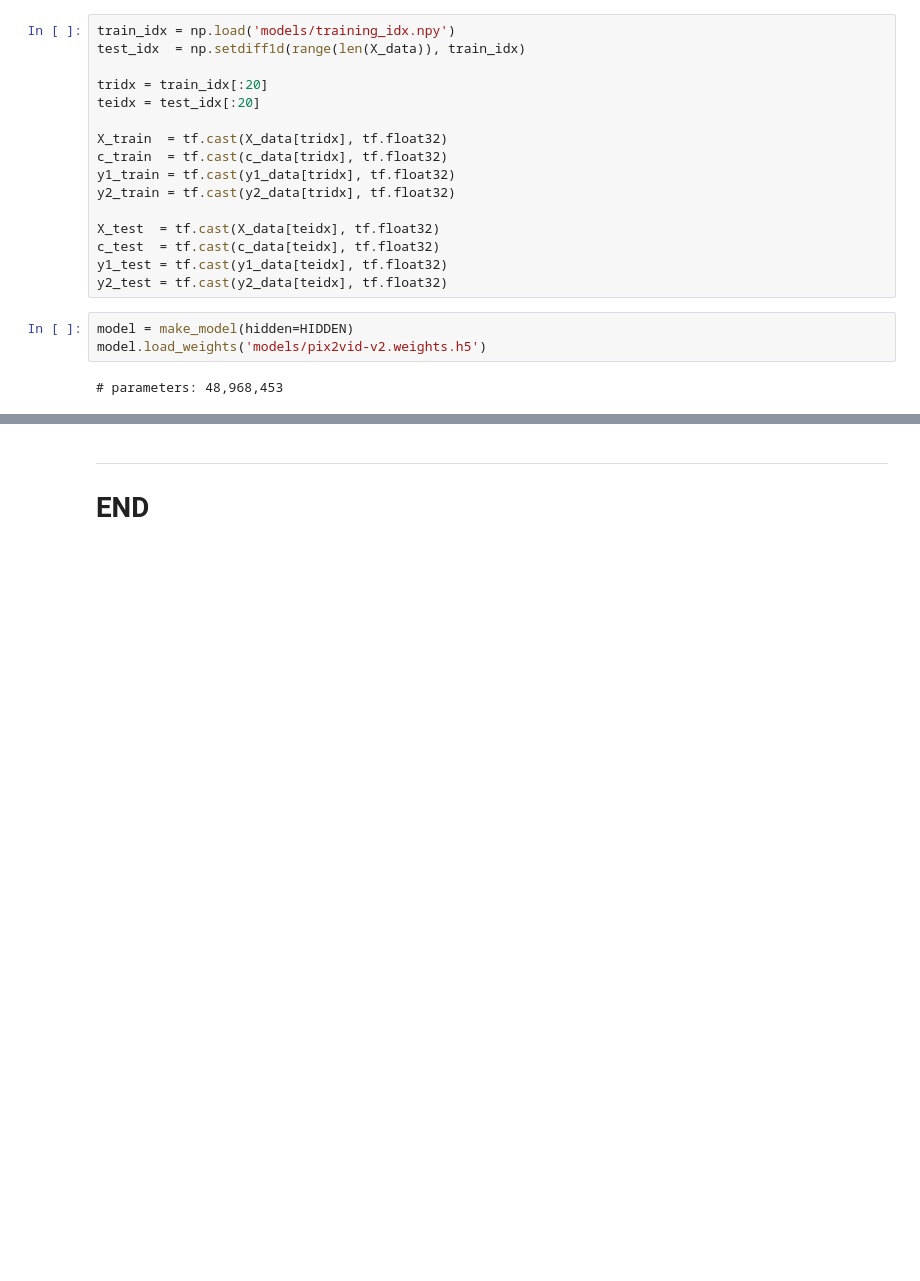
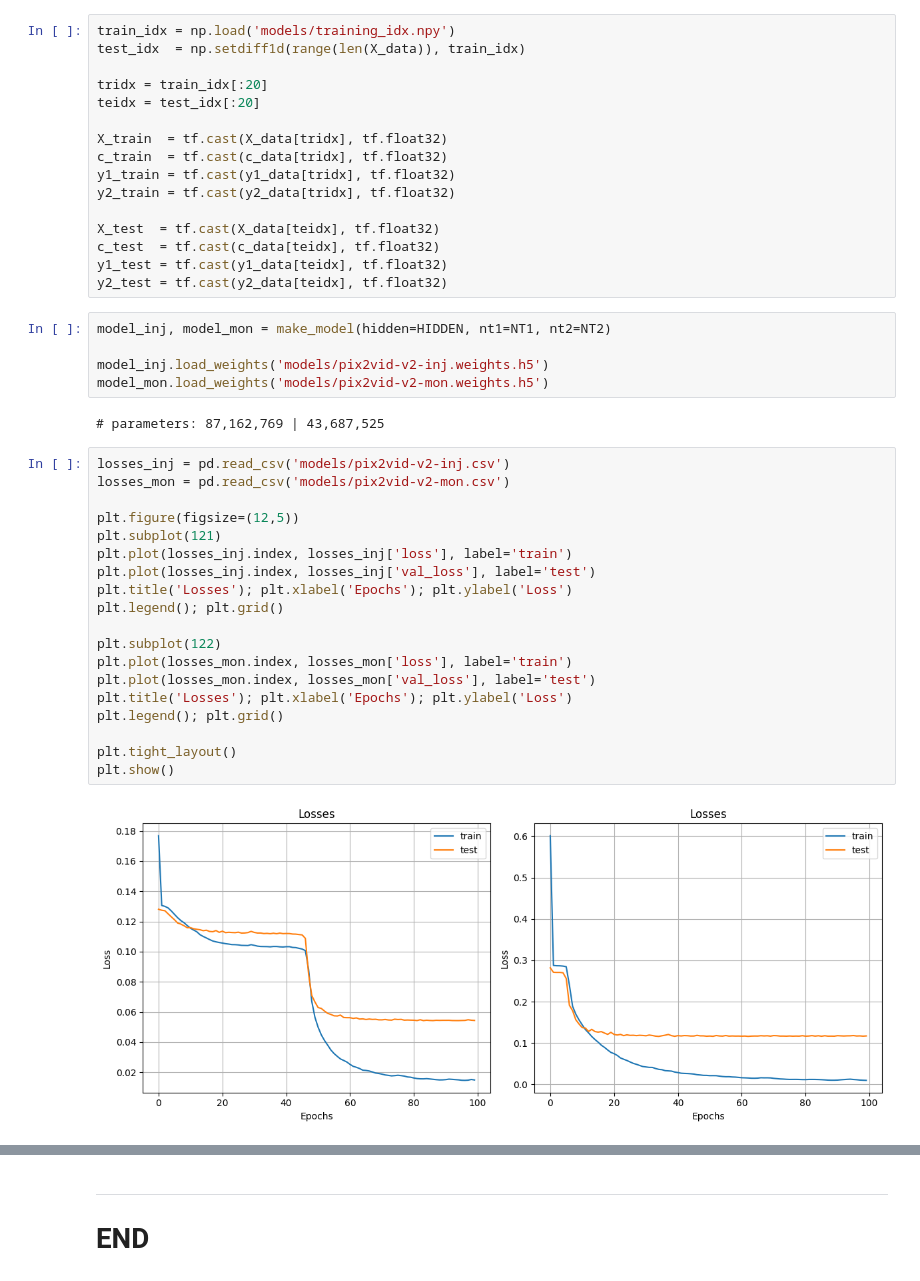
Before and after one commit to misaelmmorales/Placement-Control-Optim-CO2, a Jupyter notebook: SlopingAquiferSmall/simulationsVE/main.ipynb, the cells around one changed output, grey strips where cells are left out. Cells and saved outputs as stored; diff of their text form; blank space fills up the shorter version.

```diff
--- a/SlopingAquiferSmall/simulationsVE/main.ipynb
+++ b/SlopingAquiferSmall/simulationsVE/main.ipynb
@@ -103,8 +105,31 @@ c_test  = tf.cast(c_data[teidx], tf.float32)
 y1_test = tf.cast(y1_data[teidx], tf.float32)
 y2_test = tf.cast(y2_data[teidx], tf.float32)
 # %%
-model = make_model(hidden=HIDDEN)
-model.load_weights('models/pix2vid-v2.weights.h5')
+model_inj, model_mon = make_model(hidden=HIDDEN, nt1=NT1, nt2=NT2)
+
+model_inj.load_weights('models/pix2vid-v2-inj.weights.h5')
+model_mon.load_weights('models/pix2vid-v2-mon.weights.h5')
 # %% [output]
-# parameters: 48,968,453
+# parameters: 87,162,769 | 43,687,525
+# %%
+losses_inj = pd.read_csv('models/pix2vid-v2-inj.csv')
+losses_mon = pd.read_csv('models/pix2vid-v2-mon.csv')
+
+plt.figure(figsize=(12,5))
+plt.subplot(121)
+plt.plot(losses_inj.index, losses_inj['loss'], label='train')
+plt.plot(losses_inj.index, losses_inj['val_loss'], label='test')
+plt.title('Losses'); plt.xlabel('Epochs'); plt.ylabel('Loss')
+plt.legend(); plt.grid()
+
+plt.subplot(122)
+plt.plot(losses_mon.index, losses_mon['loss'], label='train')
+plt.plot(losses_mon.index, losses_mon['val_loss'], label='test')
+plt.title('Losses'); plt.xlabel('Epochs'); plt.ylabel('Loss')
+plt.legend(); plt.grid()
+
+plt.tight_layout()
+plt.show()
+# %% [output]
+[figure, added]
 # %%
```
Also changed, not shown: parts of 5 cells of this notebook, 5 other files.
